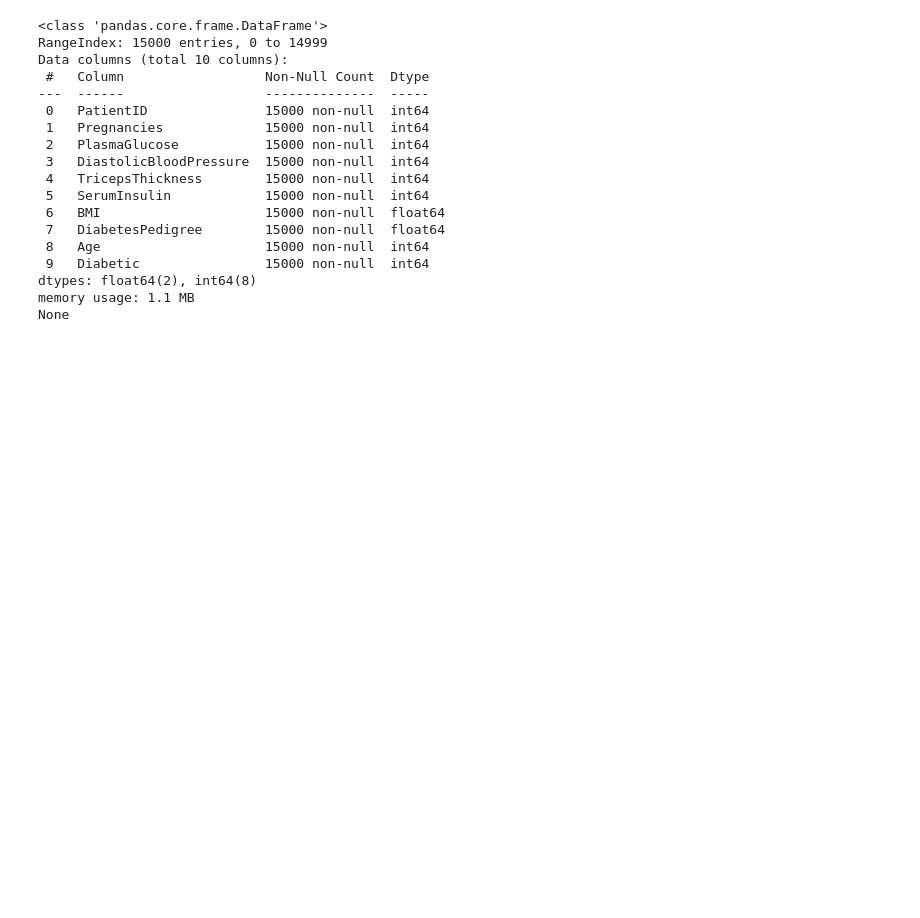
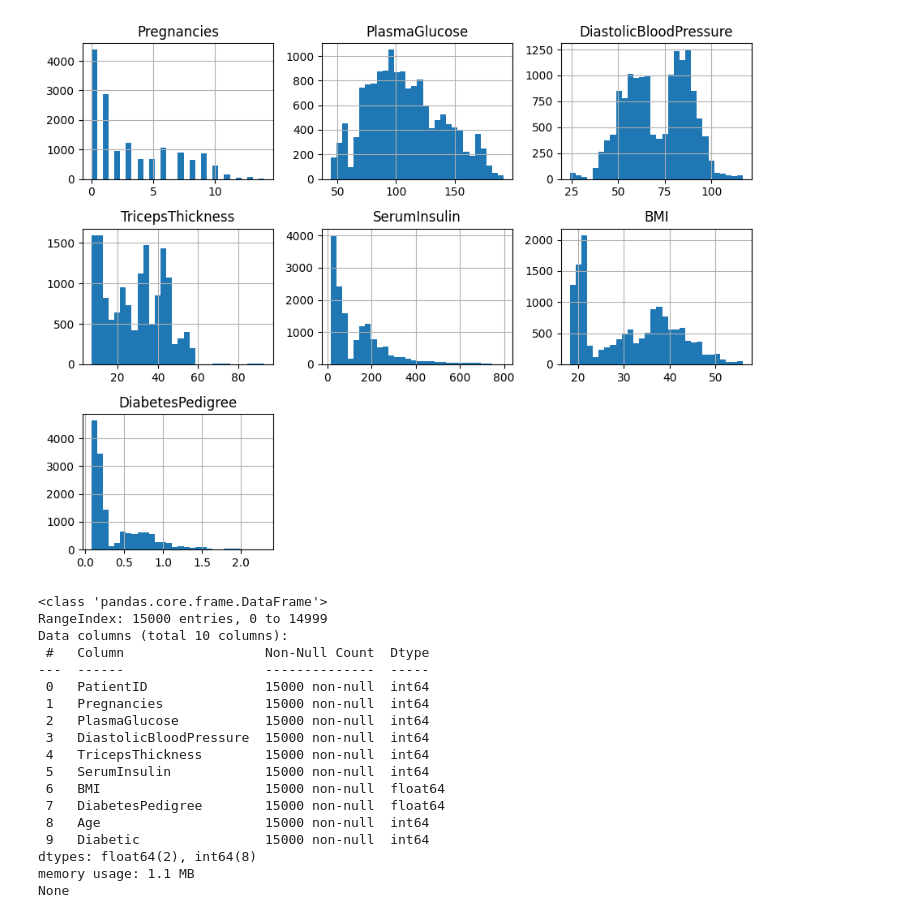
Before and after one commit to fractalical/diabetes_prediction, a Jupyter notebook: models/data_clean.ipynb, the cells around one changed output. Cells and saved outputs as stored; diff of their text form; code cells hidden in the pictures; blank space fills up the shorter version.

Commit message:
added graphs to data clean file

```diff
--- a/models/data_clean.ipynb
+++ b/models/data_clean.ipynb
@@ -5,3 +7,10 @@ df= pd.read_csv('data/TAIPEI_diabetes.csv')
+# %%
+df1 = df.copy()
+df1.drop(columns=['PatientID', 'Diabetic', 'Age']).hist(figsize=(9, 7), bins=30)
+plt.tight_layout()
+plt.show()
+# %% [output]
+[figure, added]
 # %%
 print (df.info())
 # %% [output]
```
Also changed, not shown: parts of 2 cells of this notebook.
